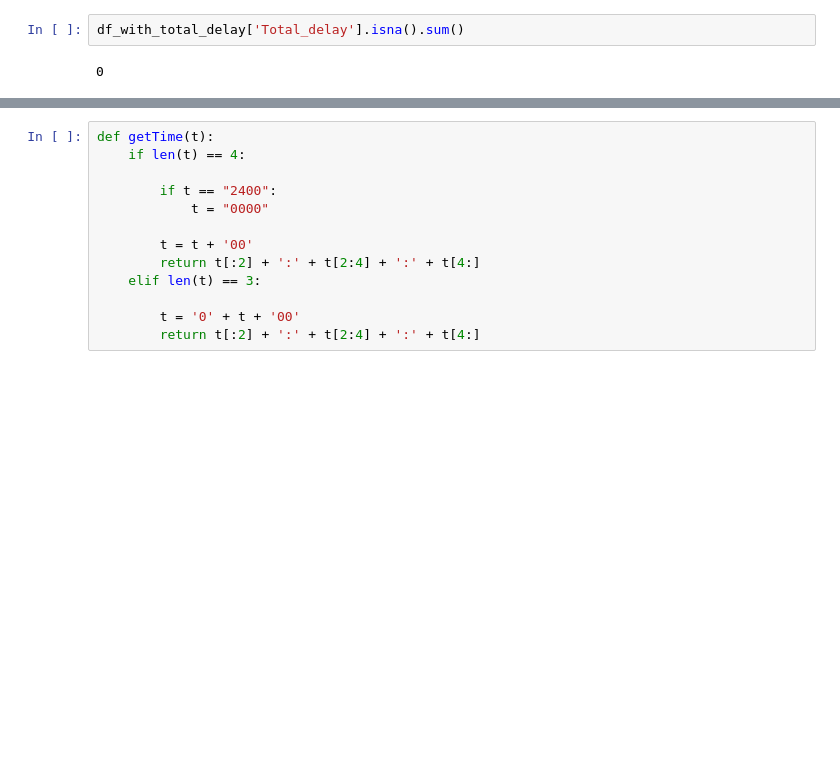
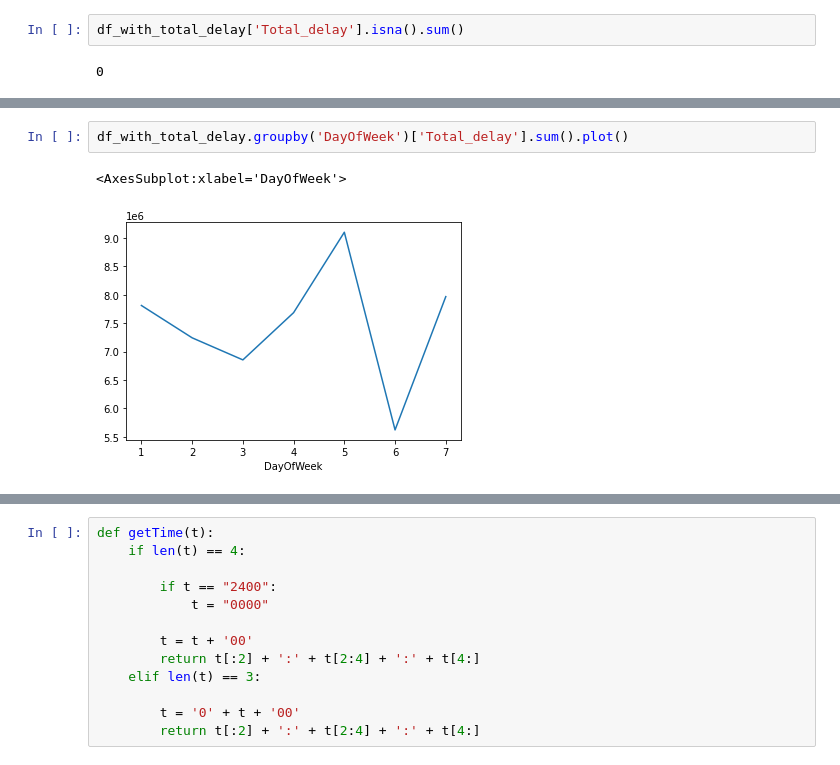
Before and after one commit to jokkojja/steps_in_data, a Jupyter notebook: try_to_kaggle.ipynb, the cells around one changed output, grey strips where cells are left out. Cells and saved outputs as stored; diff of their text form; blank space fills up the shorter version.

```diff
--- a/try_to_kaggle.ipynb
+++ b/try_to_kaggle.ipynb
@@ -275,0 +350,5 @@ df_with_total_delay.head()
+# %%
+df_with_total_delay.groupby('DayOfWeek')['Total_delay'].sum().plot()
+# %% [output]
+<AxesSubplot:xlabel='DayOfWeek'>
+[figure, added]
```
Also changed, not shown: parts of 47 cells of this notebook.
